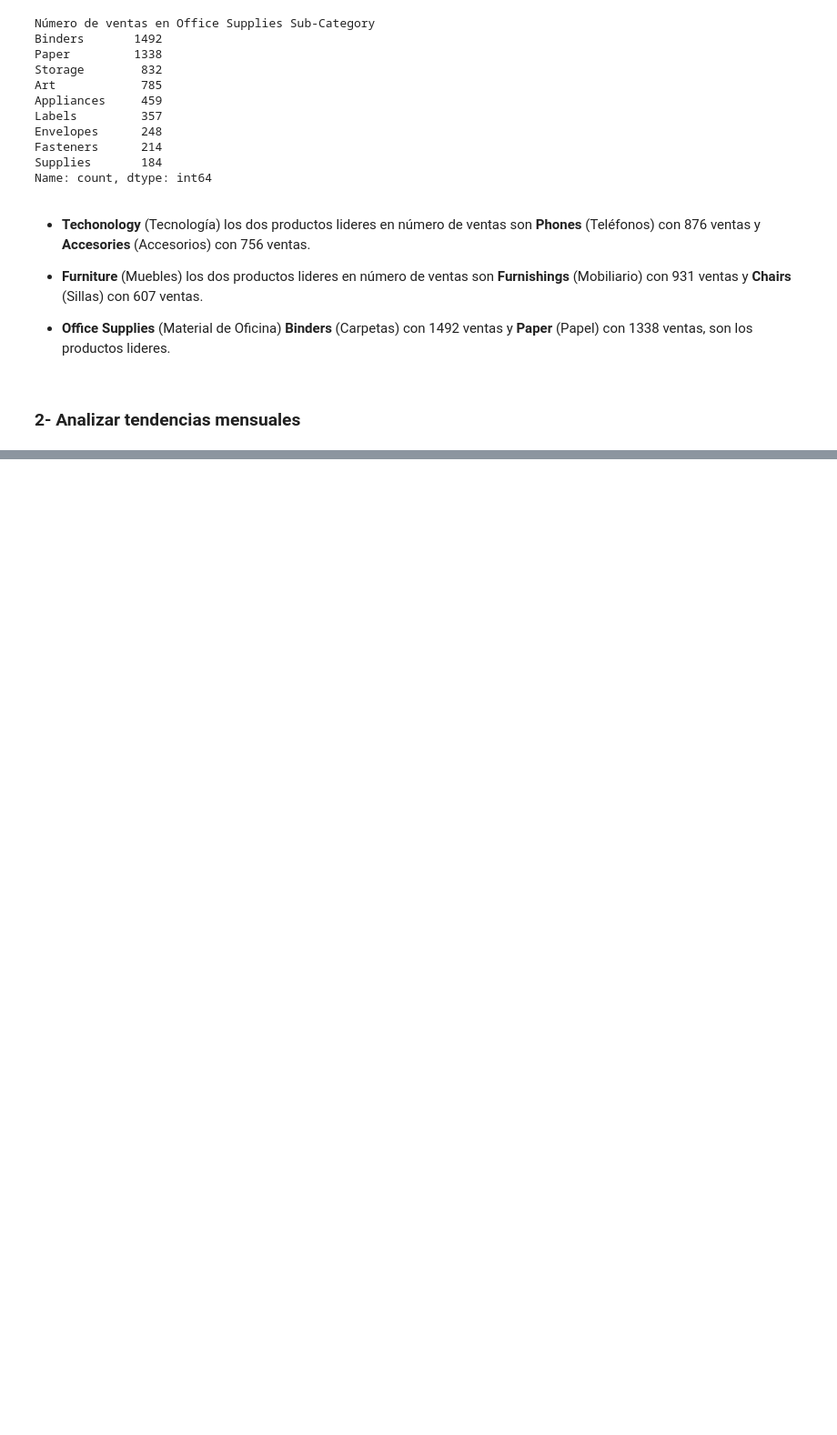
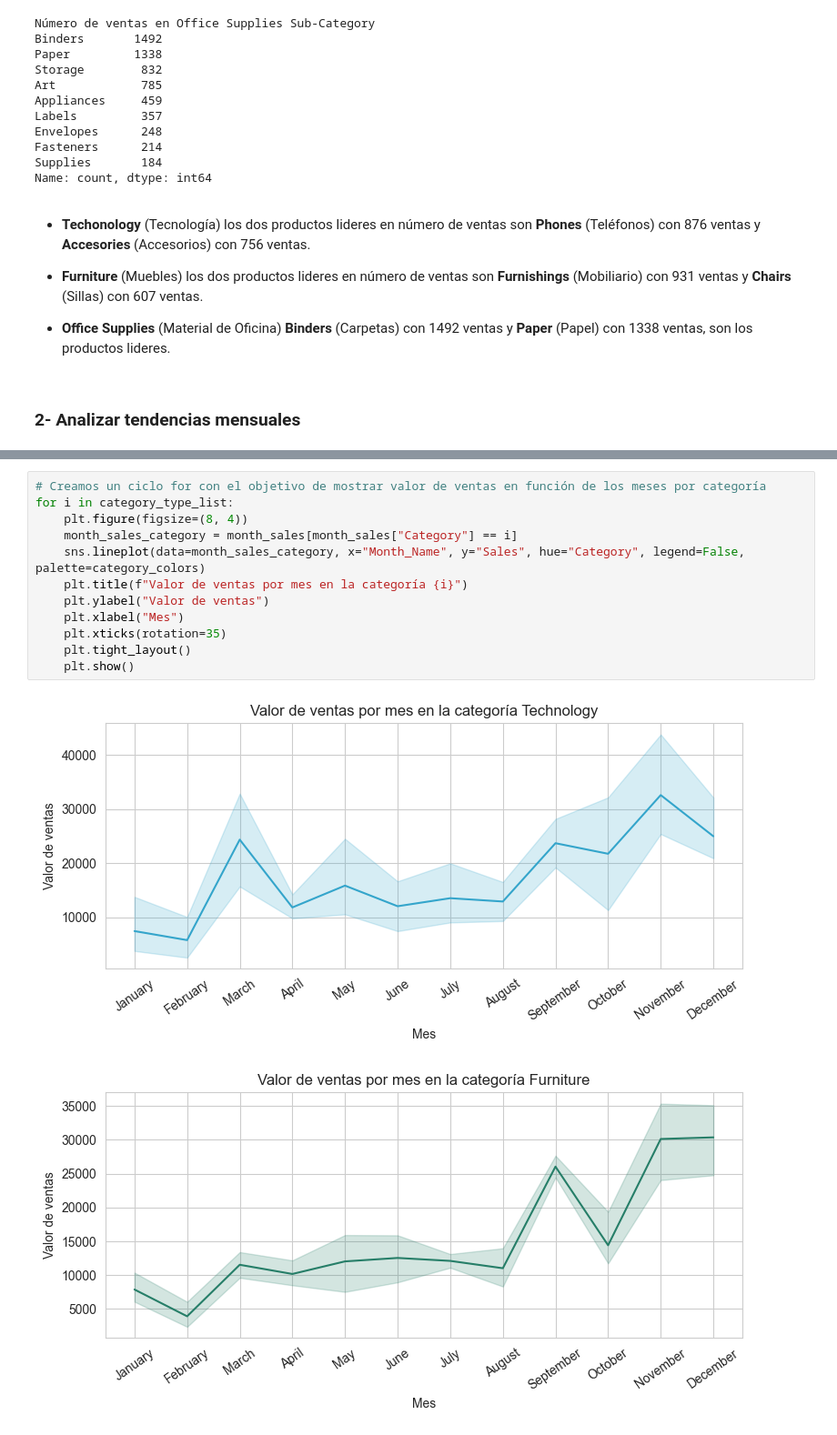
Before and after one commit to JBolaOcho/Superstore_Sales_Analysis, a Jupyter notebook: notebooks/1_EDA.ipynb, the cells around one changed output, grey strips where cells are left out. Shown at 91% size. Saved outputs shown, nothing was run; the diff lists cells and outputs as text; blank space fills up the shorter version.

```diff
--- a/notebooks/1_EDA.ipynb
+++ b/notebooks/1_EDA.ipynb
@@ -372,0 +376,15 @@ plt.show()
+# %%
+# Creamos un ciclo for con el objetivo de mostrar valor de ventas en función de los meses por categoría
+for i in category_type_list:
+    plt.figure(figsize=(8, 4))
+    month_sales_category = month_sales[month_sales["Category"] == i]
+    sns.lineplot(data=month_sales_category, x="Month_Name", y="Sales", hue="Category", legend=False, palette=category_colors)
+    plt.title(f"Valor de ventas por mes en la categoría {i}")
+    plt.ylabel("Valor de ventas")
+    plt.xlabel("Mes")
+    plt.xticks(rotation=35)
+    plt.tight_layout()
+    plt.show()
+# %% [output]
+[figure, added]
+[figure, added]
```
Also changed, not shown: parts of 7 cells of this notebook.
